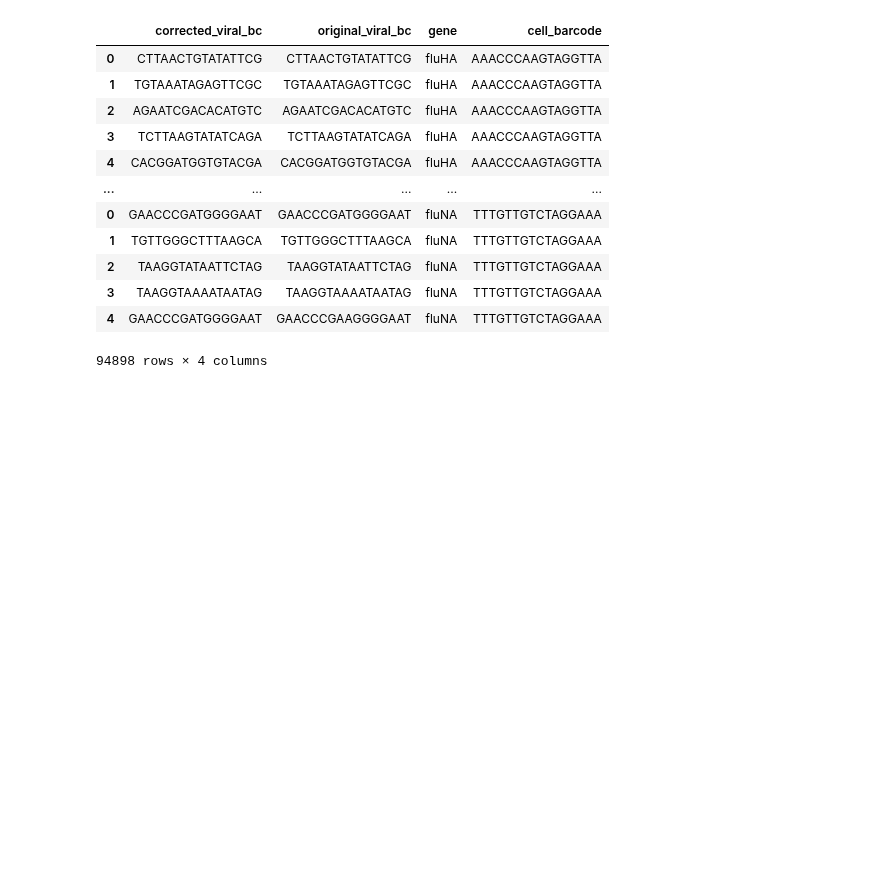
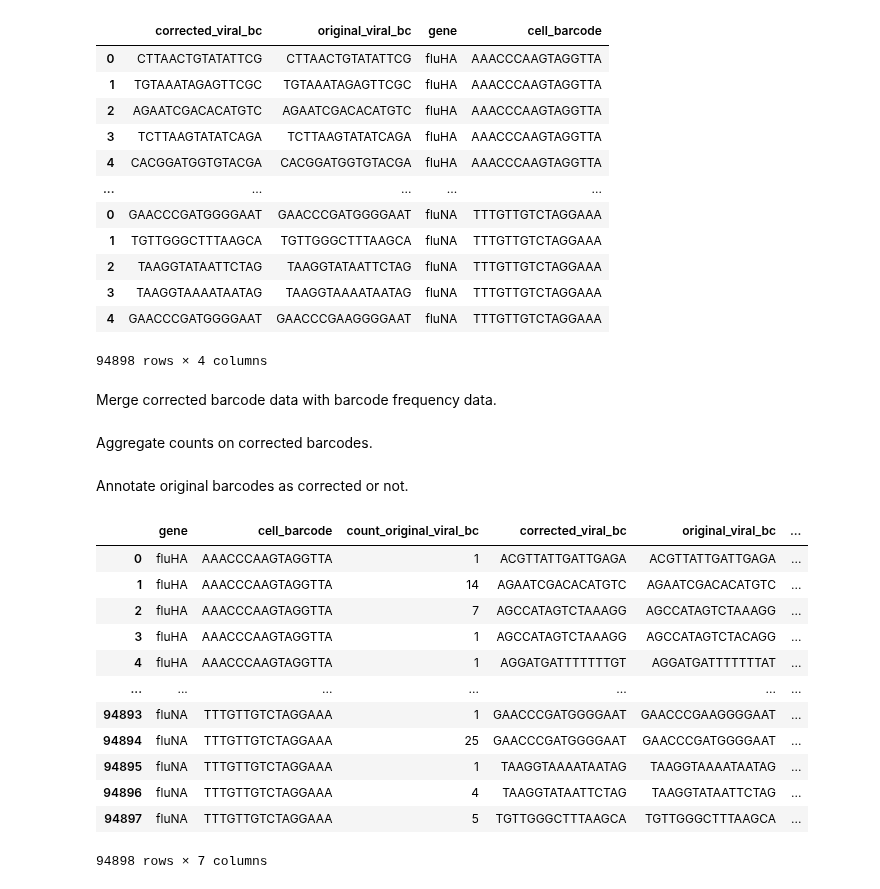
Before and after one commit to jbloomlab/barcoded_flu_pdmH1N1, a Jupyter notebook: correct_viral_barcodes_in_transcripts.py.ipynb, the cells around one changed output. Drawn from its saved outputs; the diff is of its cells as text; code cells hidden in the pictures; blank space fills up the shorter version.

```diff
--- a/correct_viral_barcodes_in_transcripts.py.ipynb
+++ b/correct_viral_barcodes_in_transcripts.py.ipynb
@@ -115,3 +115,5 @@ display(lookup_df)
 | 3 | TAAGGTAAAATAATAG | TAAGGTAAAATAATAG | fluNA | TTTGTTGTCTAGGAAA |
 | 4 | GAACCCGATGGGGAAT | GAACCCGAAGGGGAAT | fluNA | TTTGTTGTCTAGGAAA |
 94898 rows × 4 columns
+# %% [markdown]
+Merge corrected barcode data with barcode frequency data.
@@ -117,0 +126,2 @@ display(lookup_df)
+# %% [markdown]
+Aggregate counts on corrected barcodes.
@@ -117,0 +138,21 @@ display(lookup_df)
+# %% [markdown]
+Annotate original barcodes as corrected or not.
+# %%
+viral_bc_df['corrected'] = (viral_bc_df['corrected_viral_bc']
+                            != viral_bc_df['original_viral_bc'])
+
+display(viral_bc_df)
+# %% [output]
+|  | gene | cell_barcode | count_original_viral_bc | corrected_viral_bc | original_viral_bc | ... |
+| 0 | fluHA | AAACCCAAGTAGGTTA | 1 | ACGTTATTGATTGAGA | ACGTTATTGATTGAGA | ... |
+| 1 | fluHA | AAACCCAAGTAGGTTA | 14 | AGAATCGACACATGTC | AGAATCGACACATGTC | ... |
+| 2 | fluHA | AAACCCAAGTAGGTTA | 7 | AGCCATAGTCTAAAGG | AGCCATAGTCTAAAGG | ... |
+| 3 | fluHA | AAACCCAAGTAGGTTA | 1 | AGCCATAGTCTAAAGG | AGCCATAGTCTACAGG | ... |
+| 4 | fluHA | AAACCCAAGTAGGTTA | 1 | AGGATGATTTTTTTGT | AGGATGATTTTTTTAT | ... |
+| ... | ... | ... | ... | ... | ... | ... |
+| 94893 | fluNA | TTTGTTGTCTAGGAAA | 1 | GAACCCGATGGGGAAT | GAACCCGAAGGGGAAT | ... |
+| 94894 | fluNA | TTTGTTGTCTAGGAAA | 25 | GAACCCGATGGGGAAT | GAACCCGATGGGGAAT | ... |
+| 94895 | fluNA | TTTGTTGTCTAGGAAA | 1 | TAAGGTAAAATAATAG | TAAGGTAAAATAATAG | ... |
+| 94896 | fluNA | TTTGTTGTCTAGGAAA | 4 | TAAGGTATAATTCTAG | TAAGGTATAATTCTAG | ... |
+| 94897 | fluNA | TTTGTTGTCTAGGAAA | 5 | TGTTGGGCTTTAAGCA | TGTTGGGCTTTAAGCA | ... |
+94898 rows × 7 columns
```
Also changed, not shown: parts of 6 cells of this notebook.
